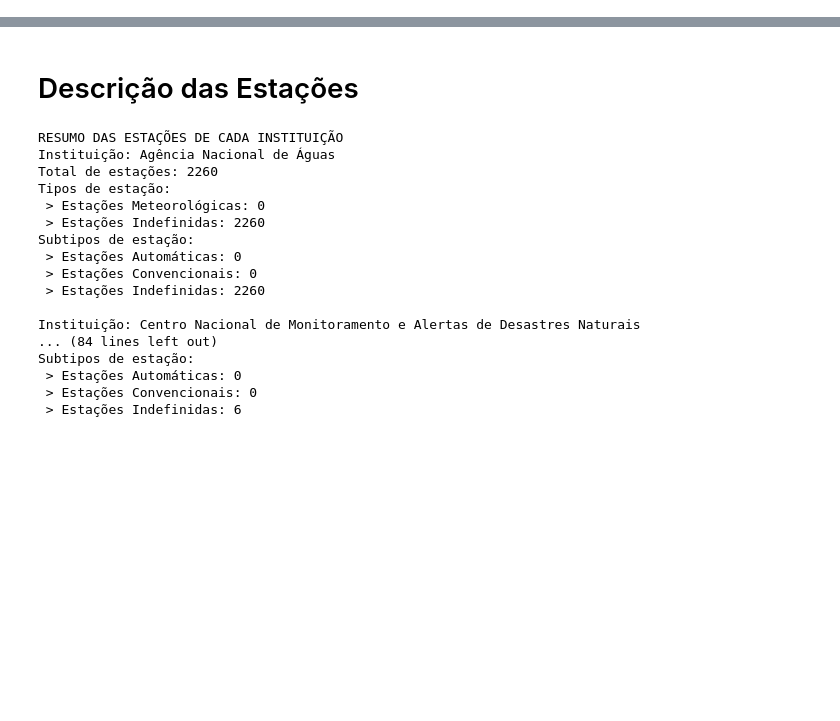
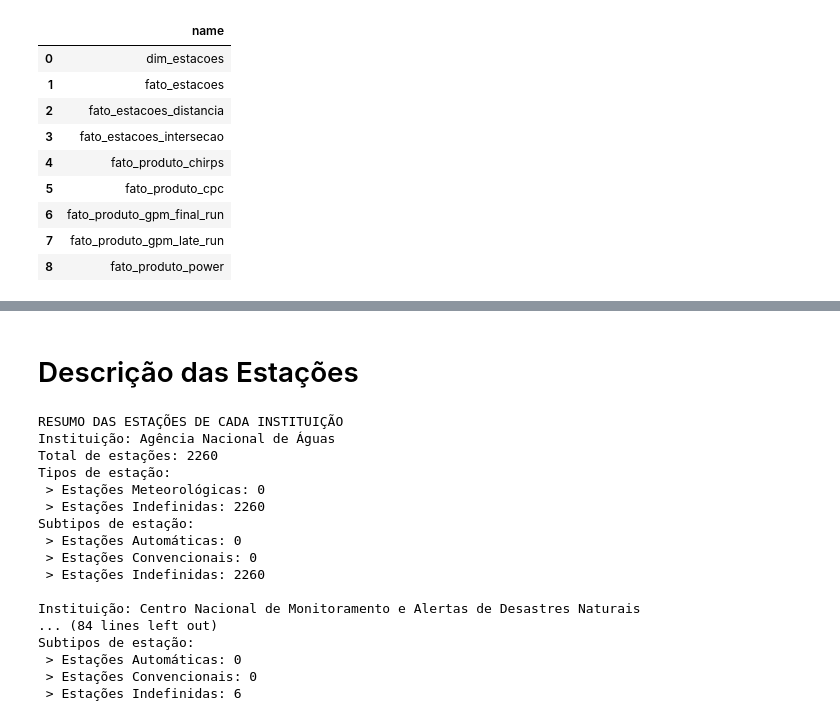
Before and after one commit to mateus-santos-rocha/doutorado, a Jupyter notebook: 0_eda.ipynb, the cells around one changed output, grey strips where cells are left out. Cells and saved outputs as stored; diff of their text form; code cells hidden in the pictures; blank space fills up the shorter version.

```diff
--- a/0_eda.ipynb
+++ b/0_eda.ipynb
@@ -10,3 +10,16 @@ bronze_conn = duckdb.connect("bronze_db")
 prata_conn = duckdb.connect("prata_db")
 ouro_conn = duckdb.connect("ouro_db")
 modelling_conn = duckdb.connect("modelling_db")
+# %%
+prata_conn.execute('show tables').fetch_df()
+# %% [output]
+|  | name |
+| 0 | dim_estacoes |
+| 1 | fato_estacoes |
+| 2 | fato_estacoes_distancia |
+| 3 | fato_estacoes_intersecao |
+| 4 | fato_produto_chirps |
+| 5 | fato_produto_cpc |
+| 6 | fato_produto_gpm_final_run |
+| 7 | fato_produto_gpm_late_run |
+| 8 | fato_produto_power |
```
Also changed, not shown: parts of 4 cells of this notebook, 6 other files.
